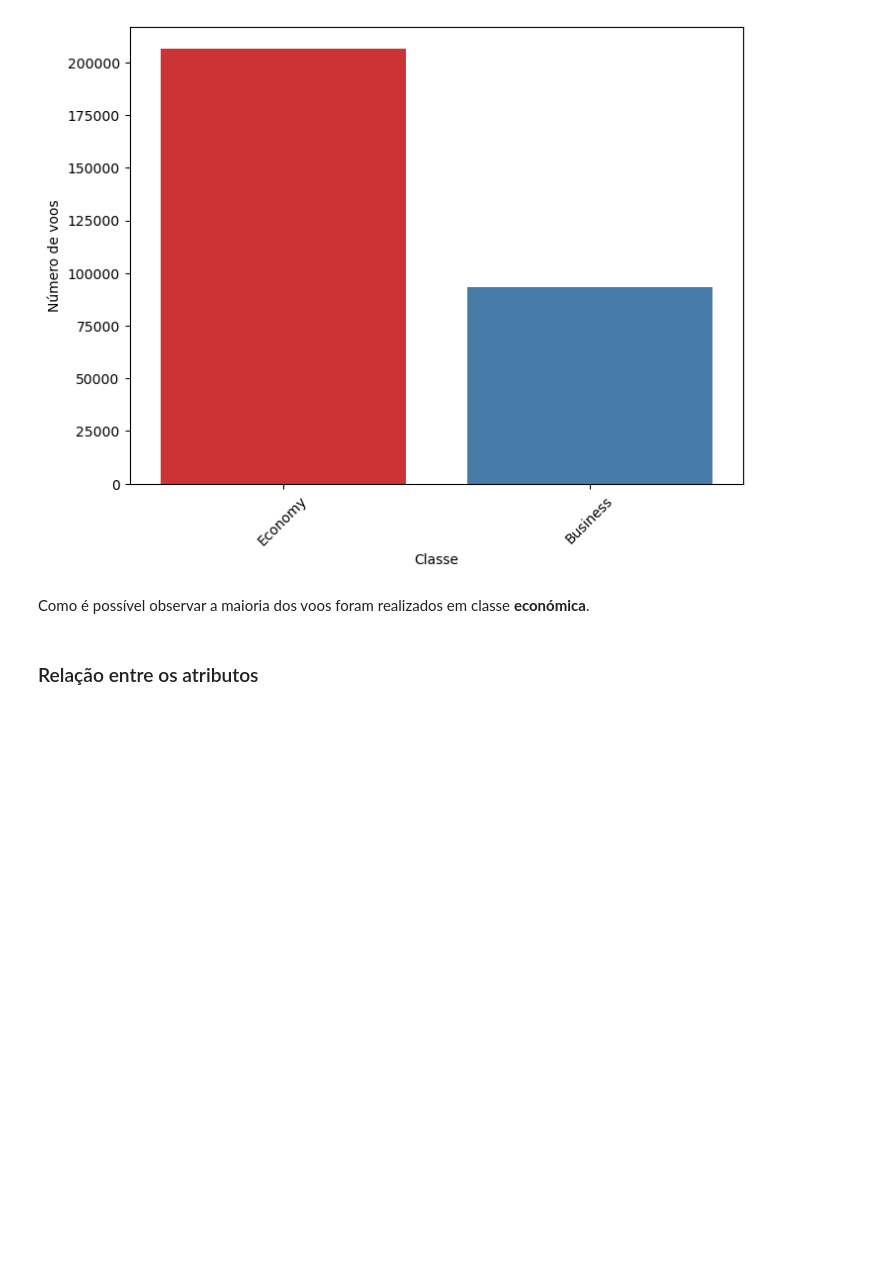
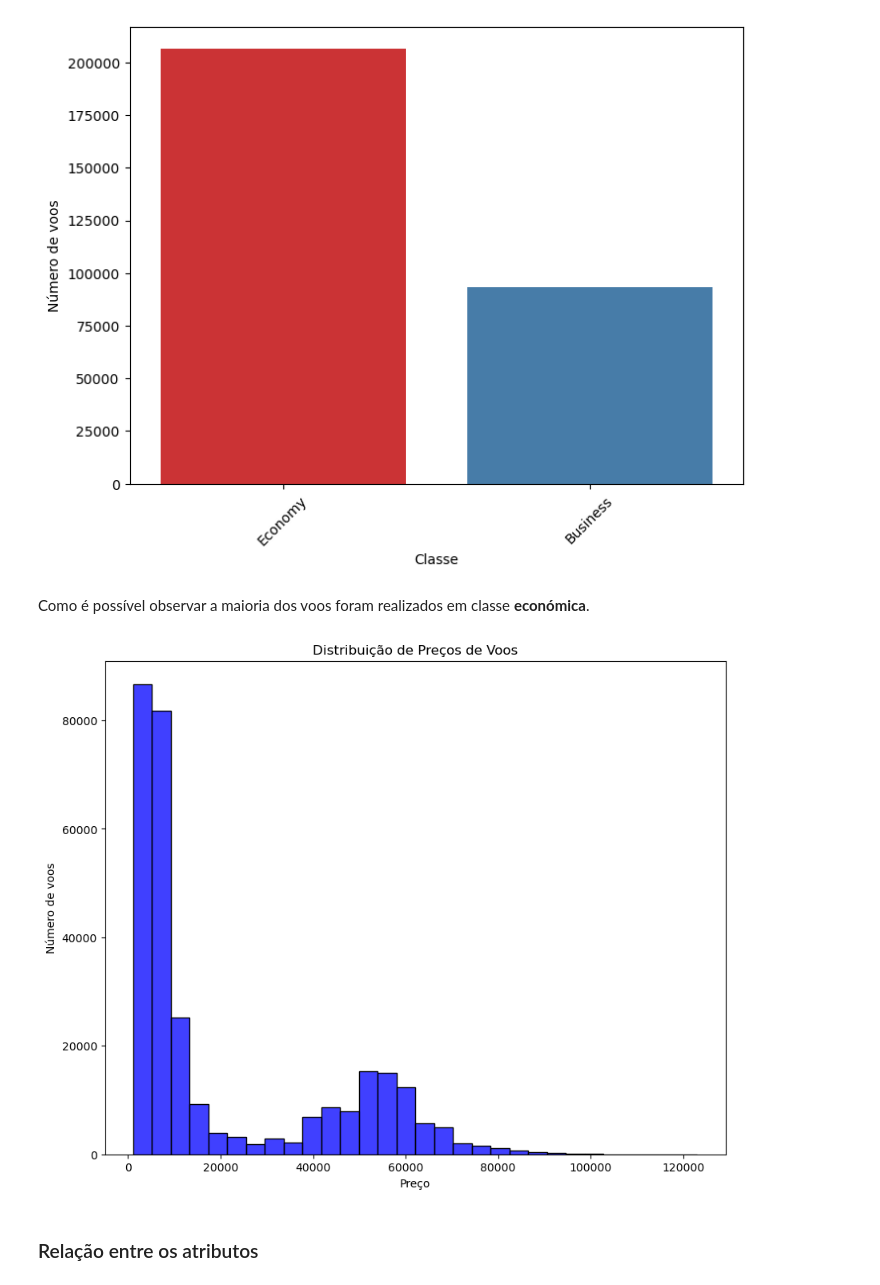
Before and after one commit to orlandopalmeira/Trabalho-DAA-2023-2024, a Jupyter notebook: Tarefa_1/tarefa_1_analise_2_dataset.ipynb, the cells around one changed output. Saved outputs shown, nothing was run; the diff lists cells and outputs as text; code cells hidden in the pictures; blank space fills up the shorter version.

Commit message:
added price hist plot

```diff
--- a/Tarefa_1/tarefa_1_analise_2_dataset.ipynb
+++ b/Tarefa_1/tarefa_1_analise_2_dataset.ipynb
@@ -309,6 +309,27 @@ plt.show()
 [figure]
 # %% [markdown]
 Como é possível observar a maioria dos voos foram realizados em classe **económica**.
+# %%
+
+plt.figure(figsize=(10, 8))
+sns.histplot(dataf['price'], bins=30, kde=False, color="blue", edgecolor="black")
+plt.xlabel('Preço')
+plt.ylabel('Número de voos')
+plt.title('Distribuição de Preços de Voos')
+"""
+max_price = dataf['price'].max()
+min_price = dataf['price'].min()
+
+
+plt.axvline(x=max_price, color='red', linestyle='dashed', linewidth=2, label=f'Highest: {max_price}')
+plt.axvline(x=min_price, color='green', linestyle='dashed', linewidth=2, label=f'Lowest: {min_price}')
+
+
+plt.legend() """
+
+plt.show()
+# %% [output]
+[figure, added]
 # %% [markdown]
 ### Relação entre os atributos
 # %% [markdown]
```
